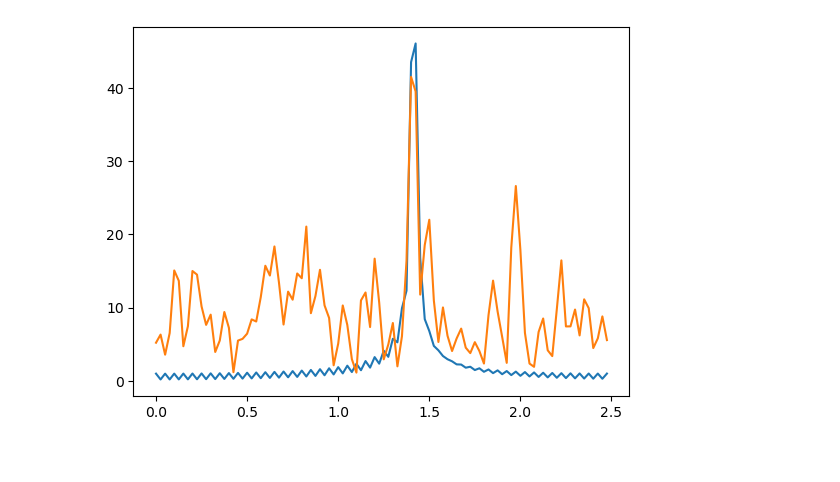
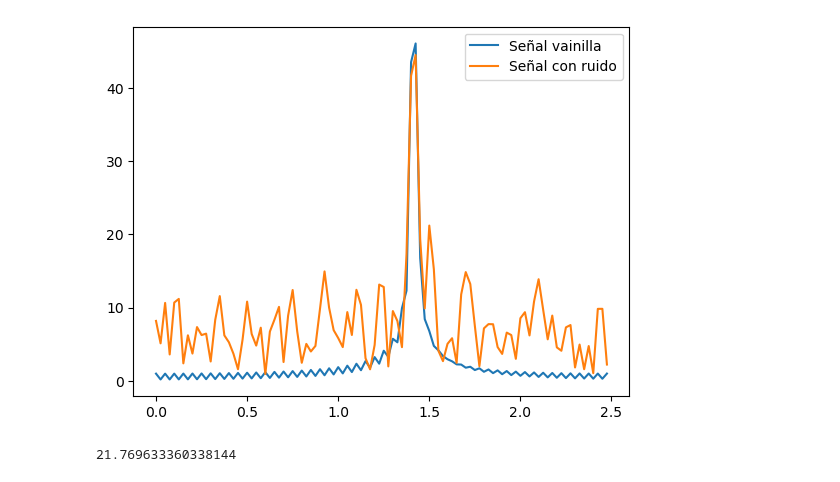
Before and after one commit to danielF235/Met-Comp2-G15, a Jupyter notebook: taller1.ipynb, the cells around one changed output. Drawn from its saved outputs; the diff is of its cells as text; code cells hidden in the pictures.

```diff
--- a/taller1.ipynb
+++ b/taller1.ipynb
@@ -16,18 +16,29 @@ def DFT(x, y)->tuple:
 # %%
 #Punto 2
 
 def Signal (t):
     return np.sin(2*np.pi*np.sqrt(2)*t)
 
 t=np.linspace(0,20,100)
 signal=Signal(t)
 ruido=np.random.normal(0,1,len(signal))
 signal_noise=signal+ruido
 
 frecuencias, transformada= DFT(t,signal)
 frecuencias_ruido,transformada_ruido=DFT(t,signal_noise)
-plt.plot(frecuencias, np.absolute(transformada))
-plt.plot(frecuencias_ruido,np.absolute(transformada_ruido))
+
+plt.plot(frecuencias, np.absolute(transformada), label='Señal vainilla')
+plt.plot(frecuencias_ruido,np.absolute(transformada_ruido), label='Señal con ruido')
+plt.legend()
 plt.show()
 # %% [output]
-[figure, old version]
+[figure, new version]
+# %%
+#Punto 3
+
+indice_max=np.argmax(transformada)
+max=frecuencias[indice_max]  #Este es aproximadamente la frecuencia donde se maximiza
+
+altura_max_media=1/2*np.absolute(transformada[indice_max])
+# %% [output]
+21.769633360338144
```
